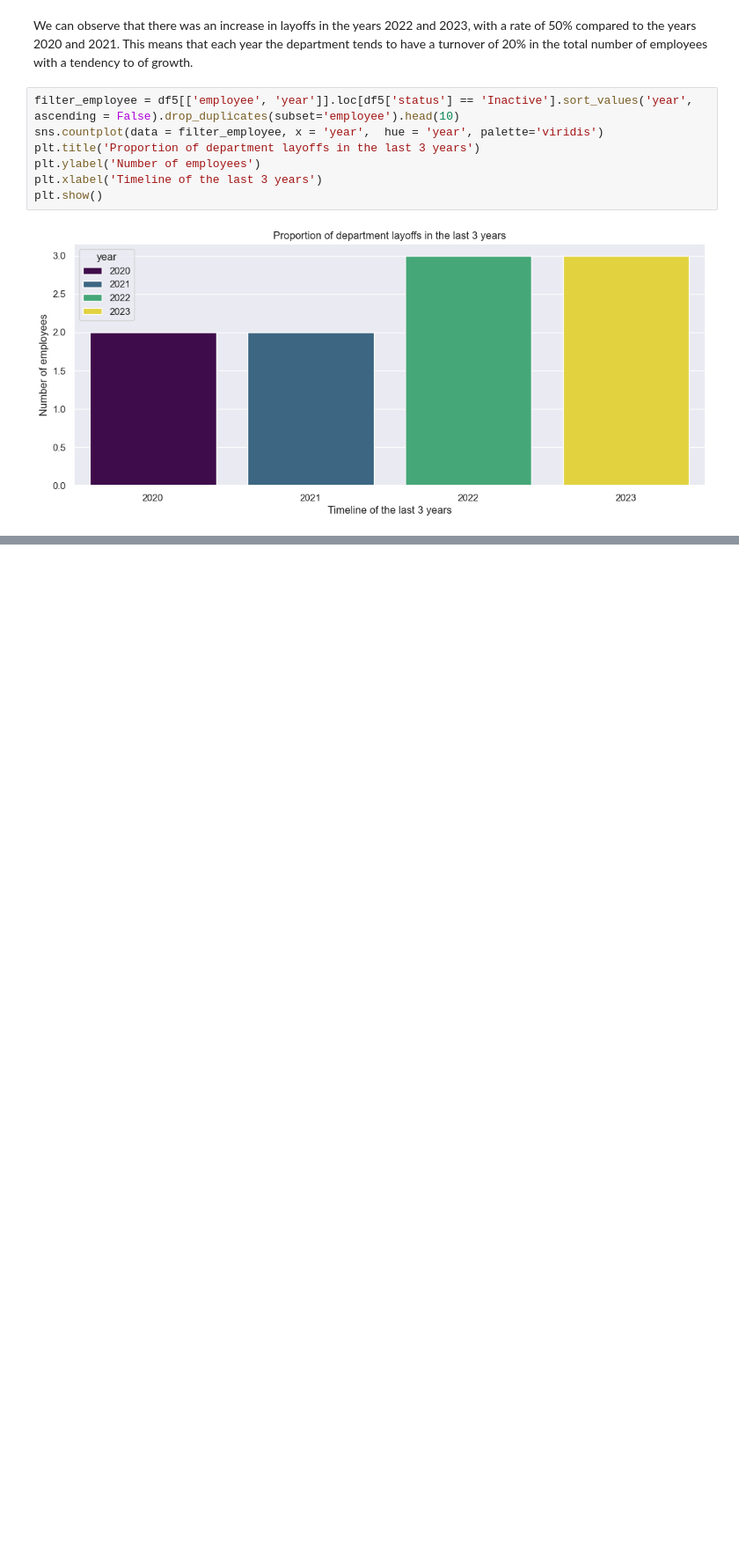
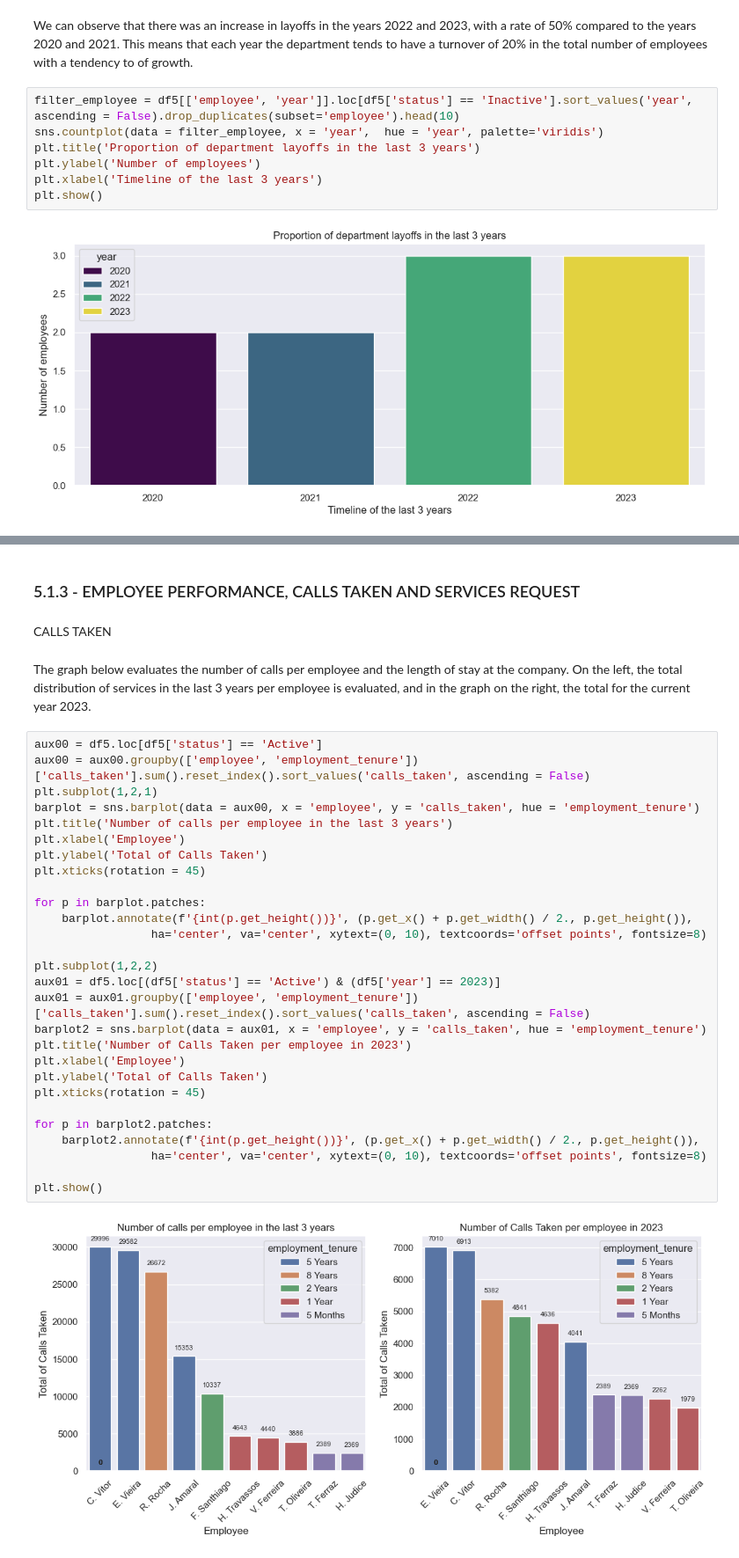
Before and after one commit to erickvieiras/callcenter_performance, a Jupyter notebook: notebook/callcenter.ipynb, the cells around one changed output, grey strips where cells are left out. Shown at 88% size. Drawn from its saved outputs; the diff is of its cells as text; blank space fills up the shorter version.

```diff
--- a/notebook/callcenter.ipynb
+++ b/notebook/callcenter.ipynb
@@ -419,0 +460,36 @@ plt.show()
+# %% [markdown]
+### 5.1.3 - EMPLOYEE PERFORMANCE, CALLS TAKEN AND SERVICES REQUEST
+# %% [markdown]
+CALLS TAKEN
+# %% [markdown]
+The graph below evaluates the number of calls per employee and the length of stay at the company. On the left, the total distribution of services in the last 3 years per employee is evaluated, and in the graph on the right, the total for the current year 2023.
+# %%
+aux00 = df5.loc[df5['status'] == 'Active']
+aux00 = aux00.groupby(['employee', 'employment_tenure'])['calls_taken'].sum().reset_index().sort_values('calls_taken', ascending = False)
+plt.subplot(1,2,1)
+barplot = sns.barplot(data = aux00, x = 'employee', y = 'calls_taken', hue = 'employment_tenure')
+plt.title('Number of calls per employee in the last 3 years')
+plt.xlabel('Employee')
+plt.ylabel('Total of Calls Taken')
+plt.xticks(rotation = 45)
+
+for p in barplot.patches:
+    barplot.annotate(f'{int(p.get_height())}', (p.get_x() + p.get_width() / 2., p.get_height()),
+                 ha='center', va='center', xytext=(0, 10), textcoords='offset points', fontsize=8)
+
+plt.subplot(1,2,2)
+aux01 = df5.loc[(df5['status'] == 'Active') & (df5['year'] == 2023)]
+aux01 = aux01.groupby(['employee', 'employment_tenure'])['calls_taken'].sum().reset_index().sort_values('calls_taken', ascending = False)
+barplot2 = sns.barplot(data = aux01, x = 'employee', y = 'calls_taken', hue = 'employment_tenure')
+plt.title('Number of Calls Taken per employee in 2023')
+plt.xlabel('Employee')
+plt.ylabel('Total of Calls Taken')
+plt.xticks(rotation = 45)
+
+for p in barplot2.patches:
+    barplot2.annotate(f'{int(p.get_height())}', (p.get_x() + p.get_width() / 2., p.get_height()),
+                 ha='center', va='center', xytext=(0, 10), textcoords='offset points', fontsize=8)
+
+plt.show()
+# %% [output]
+[figure, added]
```
Also changed, not shown: parts of 42 cells of this notebook.
